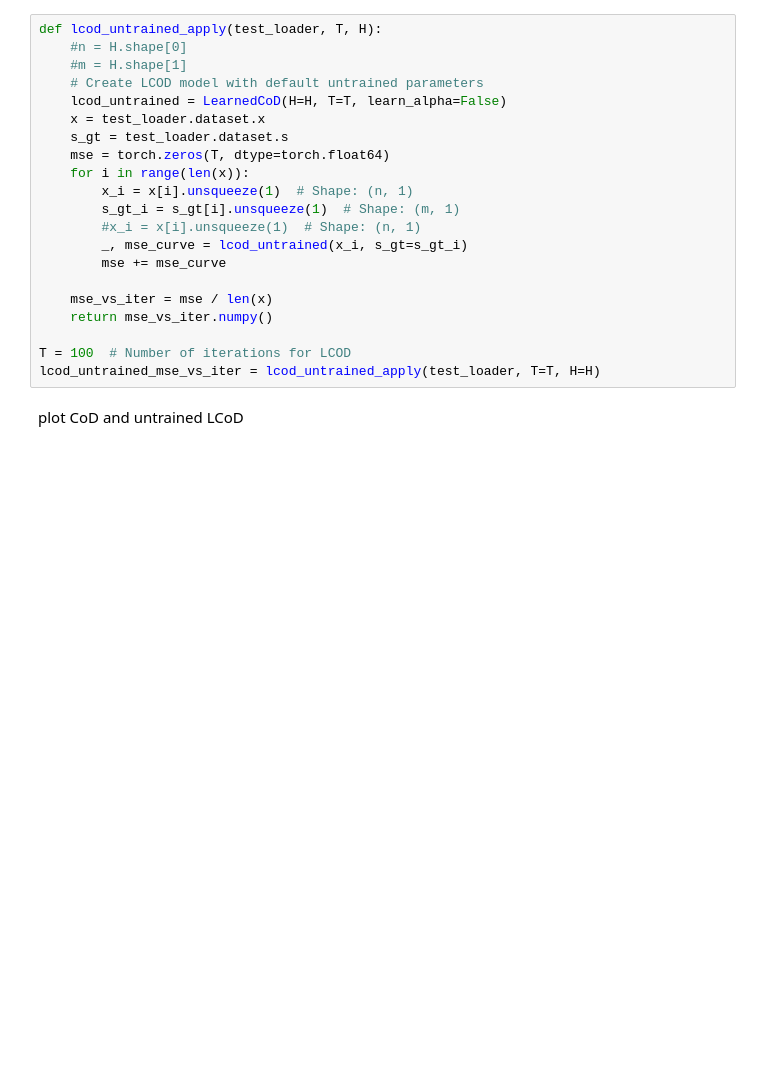
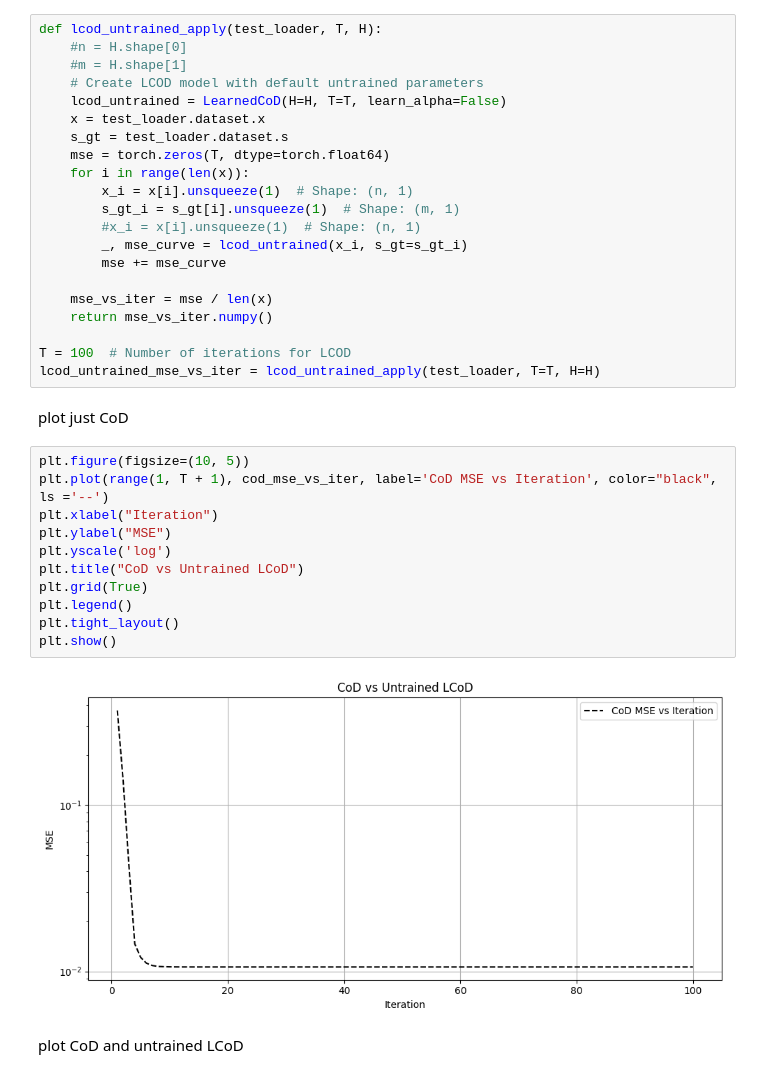
Before and after one commit to ninja-boy/CS-Algorithms, a Jupyter notebook: LISTAandLCOD/LCoD.ipynb, the cells around one changed output. Drawn from its saved outputs; the diff is of its cells as text; blank space fills up the shorter version.

```diff
--- a/LISTAandLCOD/LCoD.ipynb
+++ b/LISTAandLCOD/LCoD.ipynb
@@ -256,6 +256,21 @@ def lcod_untrained_apply(test_loader, T, H):
 
 T = 100  # Number of iterations for LCOD
 lcod_untrained_mse_vs_iter = lcod_untrained_apply(test_loader, T=T, H=H)
+# %% [markdown]
+plot just CoD
+# %%
+plt.figure(figsize=(10, 5))
+plt.plot(range(1, T + 1), cod_mse_vs_iter, label='CoD MSE vs Iteration', color="black", ls ='--')
+plt.xlabel("Iteration")
+plt.ylabel("MSE")
+plt.yscale('log')
+plt.title("CoD vs Untrained LCoD")
+plt.grid(True)
+plt.legend()
+plt.tight_layout()
+plt.show()
+# %% [output]
+[figure, added]
 # %% [markdown]
 plot CoD and untrained LCoD
 # %%
```
Also changed, not shown: parts of 1 cell of this notebook, 4 other files.
